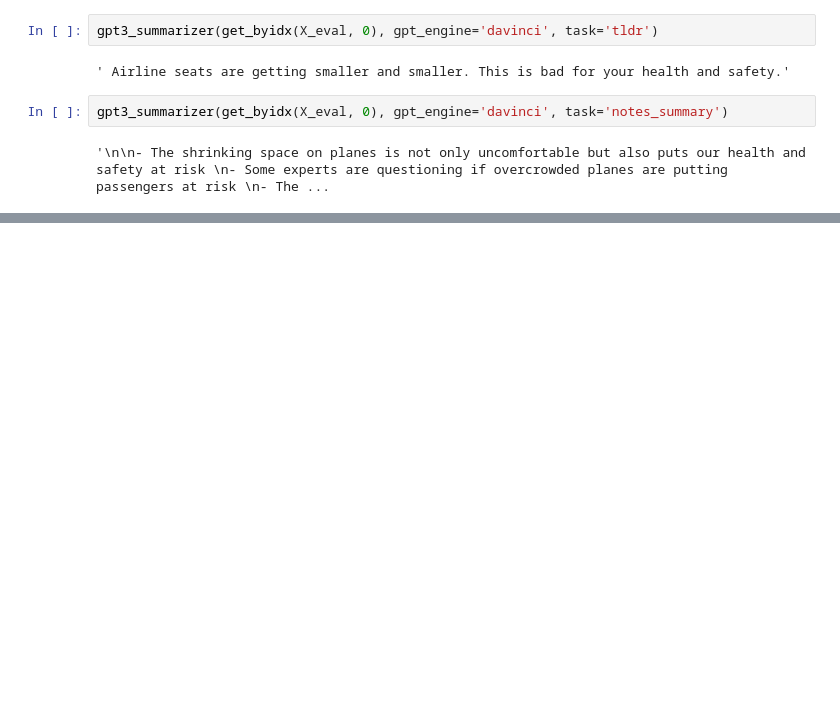
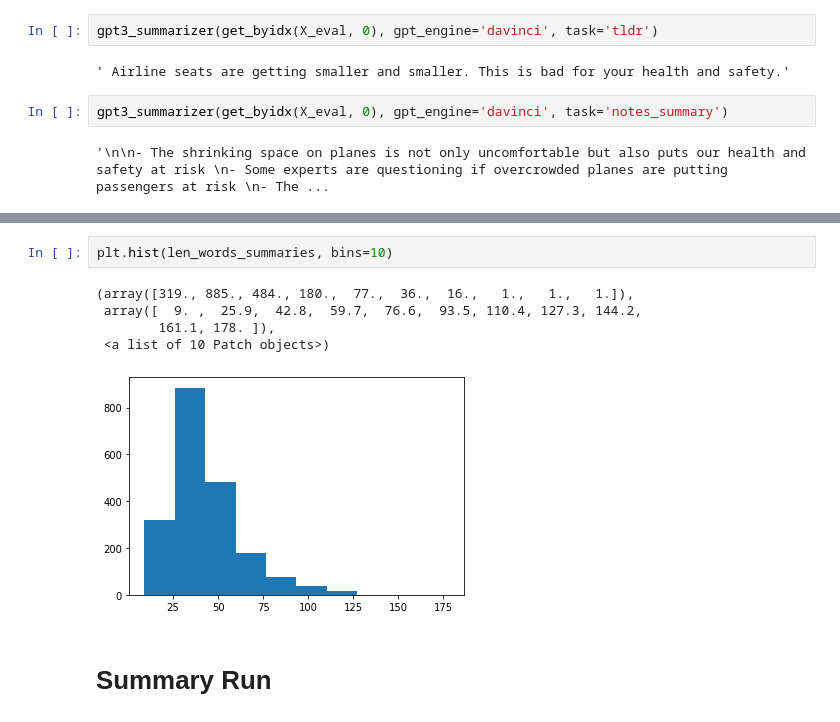
Before and after one commit to abhisha1991/w266_final_project, a Jupyter notebook: code/Models.ipynb, the cells around one changed output, grey strips where cells are left out. Saved outputs shown, nothing was run; the diff lists cells and outputs as text; blank space fills up the shorter version.

```diff
--- a/code/Models.ipynb
+++ b/code/Models.ipynb
@@ -1020,0 +1081,10 @@ print(sign * np.exp(x) / np.sum(np.exp(x)))
+# %%
+plt.hist(len_words_summaries, bins=10)
+# %% [output]
+(array([319., 885., 484., 180.,  77.,  36.,  16.,   1.,   1.,   1.]),
+ array([  9. ,  25.9,  42.8,  59.7,  76.6,  93.5, 110.4, 127.3, 144.2,
+        161.1, 178. ]),
+ <a list of 10 Patch objects>)
+[figure, added]
+# %% [markdown]
+# Summary Run
```
Also changed, not shown: parts of 63 cells of this notebook, 16 other files.
